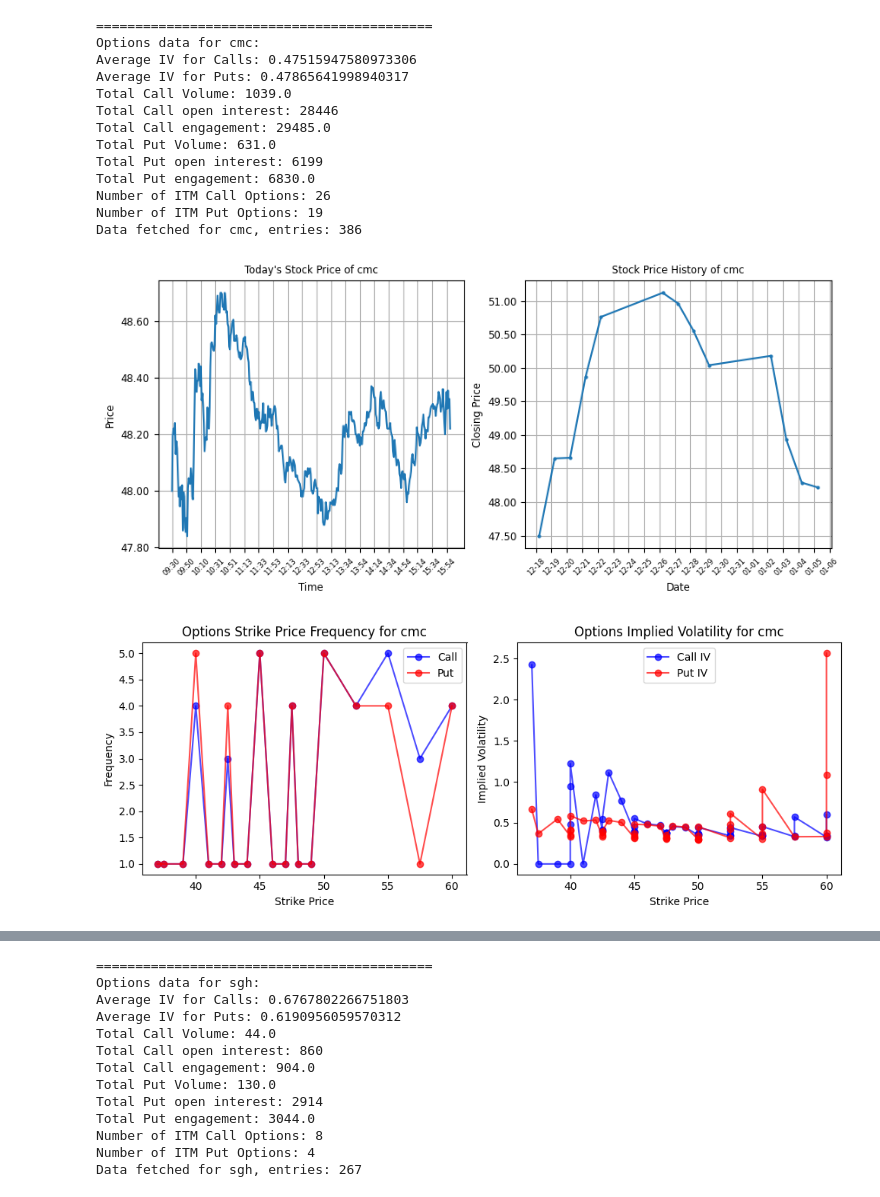
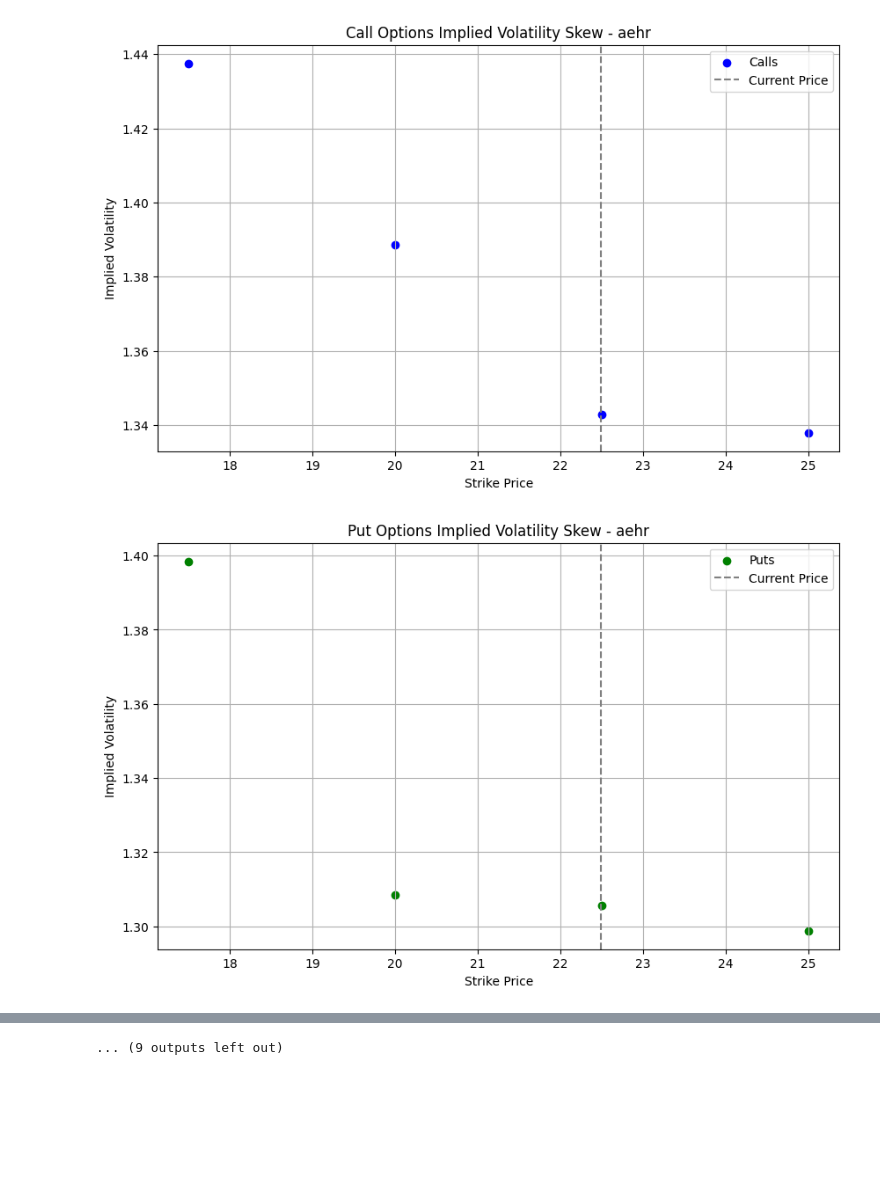
Before and after one commit to SaumikDana/Machine_Learning_Trading, a Jupyter notebook: data/specific_stock_analysis.ipynb, the cells around one changed output, grey strips where cells are left out. Saved outputs shown, nothing was run; the diff lists cells and outputs as text; code cells hidden in the pictures; blank space fills up the shorter version.

```diff
--- a/data/specific_stock_analysis.ipynb
+++ b/data/specific_stock_analysis.ipynb
@@ -10,45 +10,35 @@ start_date = end_date - timedelta(days=21)
 tickers =['aehr', 'cmc', 'sgh']
 
 for ticker in tickers:
 
     # Use the function from utils.py to analyze stock options
     options_metrics = analyze_stock_options(ticker)
 
     # Get All Analysis
     get_info(ticker, options_metrics, start_date, end_date)
 
     # P/e ratio
     plot_pe_ratio(ticker, end_date)
+
+    # IV Skew
+    plot_iv_skew_for_calls_puts_separately(options_metrics, end_date, ticker)
 # %% [output]
 ===========================================
 Options data for aehr:
 Average IV for Calls: 1.0221042450541835
 Average IV for Puts: 0.8834591791915892
 Total Call Volume: 861.0
 Total Call open interest: 4688
 Total Call engagement: 5549.0
 Total Put Volume: 1059.0
 Total Put open interest: 7384
 Total Put engagement: 8443.0
 Number of ITM Call Options: 15
 Number of ITM Put Options: 16
 Data fetched for aehr, entries: 355
 [figure]
 [figure]
 [figure]
 [figure]
-===========================================
-Options data for cmc:
-Average IV for Calls: 0.47515947580973306
-Average IV for Puts: 0.47865641998940317
-Total Call Volume: 1039.0
-Total Call open interest: 28446
-Total Call engagement: 29485.0
-Total Put Volume: 631.0
-Total Put open interest: 6199
-Total Put engagement: 6830.0
-Number of ITM Call Options: 26
-Number of ITM Put Options: 19
-Data fetched for cmc, entries: 386
-[figure, old version]
+[figure, new version]
-[figure, old version]
+[figure, new version]
@@ -57,13 +62 @@ Data fetched for cmc, entries: 386
-===========================================
-Options data for sgh:
-Average IV for Calls: 0.6767802266751803
-Average IV for Puts: 0.6190956059570312
-Total Call Volume: 44.0
-Total Call open interest: 860
-Total Call engagement: 904.0
-Total Put Volume: 130.0
-Total Put open interest: 2914
-Total Put engagement: 3044.0
-Number of ITM Call Options: 8
-Number of ITM Put Options: 4
-Data fetched for sgh, entries: 267
+... (9 outputs left out)
```
Also changed, not shown: parts of 1 cell of this notebook, 1 other file.
